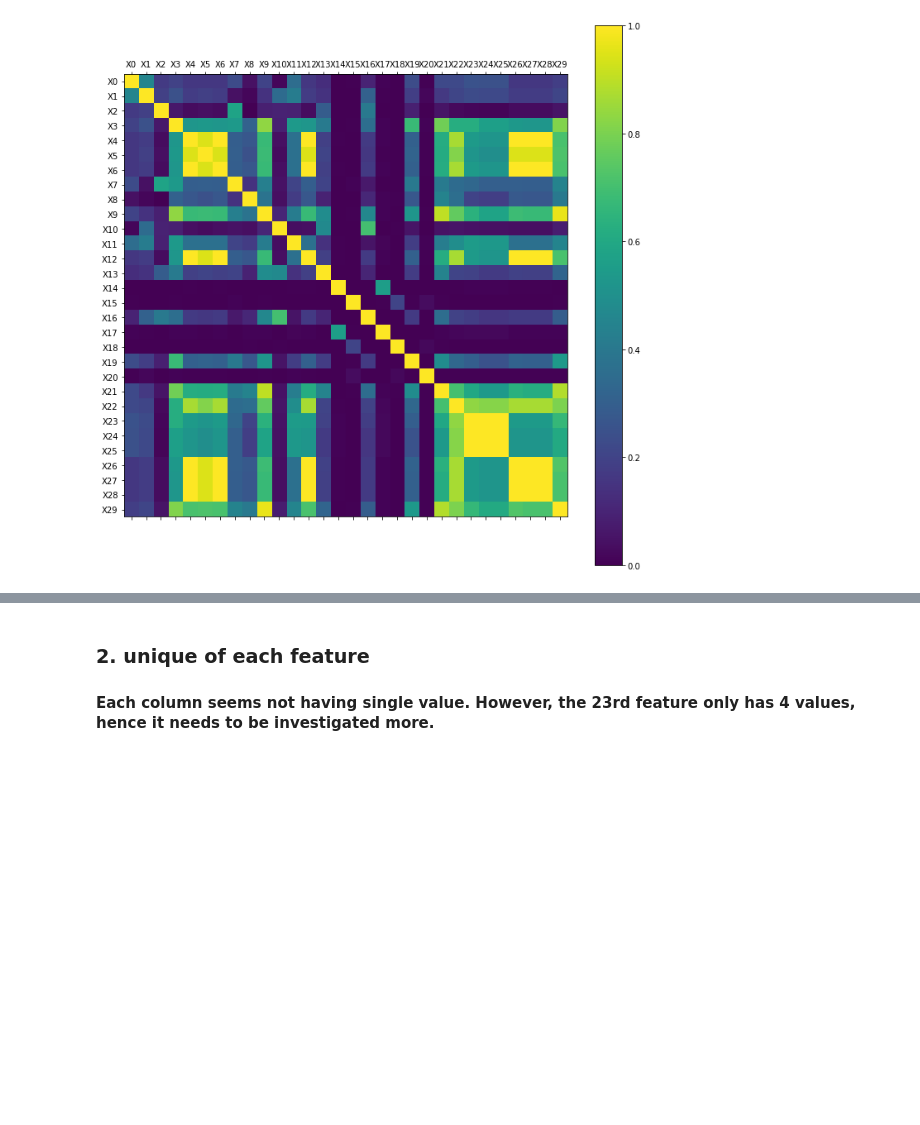
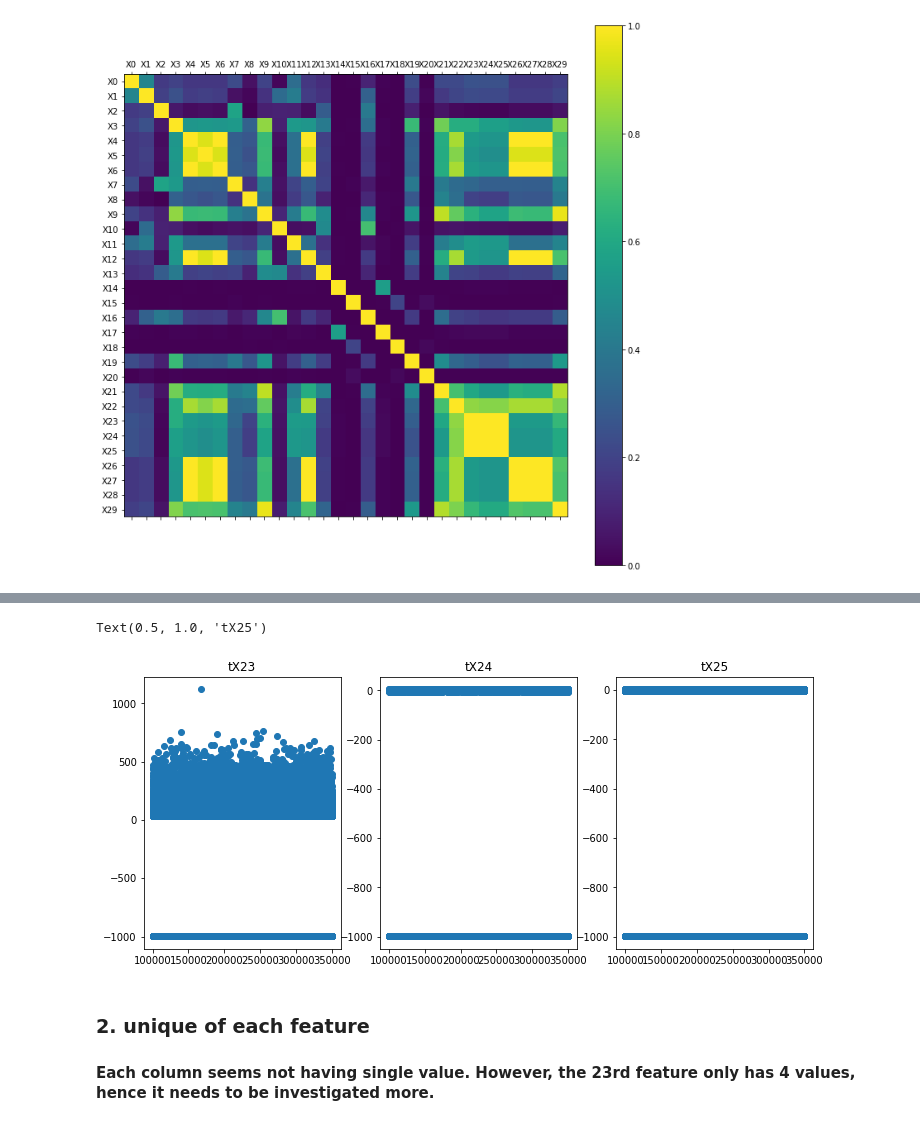
Before and after one commit to pistache23/ML_Proj1, a Jupyter notebook: scripts/project1.ipynb, the cells around one changed output, grey strips where cells are left out. Drawn from its saved outputs; the diff is of its cells as text; code cells hidden in the pictures; blank space fills up the shorter version.

```diff
--- a/scripts/project1.ipynb
+++ b/scripts/project1.ipynb
@@ -62,3 +96,20 @@ ax.set_yticklabels(names)
+# %%
+plt.figure(figsize=(12, 5))
+
+ax1 = plt.subplot(131)
+ax1.scatter(ids, tX[:,23])
+ax1.set_title('tX23')
+
+ax2 = plt.subplot(132)
+ax2.scatter(ids, tX[:,24])
+ax2.set_title('tX24')
+
+ax3 = plt.subplot(133)
+ax3.scatter(ids, tX[:,25])
+ax3.set_title('tX25')
+# %% [output]
+Text(0.5, 1.0, 'tX25')
+[figure, added]
 # %% [markdown]
 ### 2. unique of each feature
 #### Each column seems not having single value. However, the 23rd feature only has 4 values, hence it needs to be investigated more.
```
Also changed, not shown: parts of 2 cells of this notebook.
